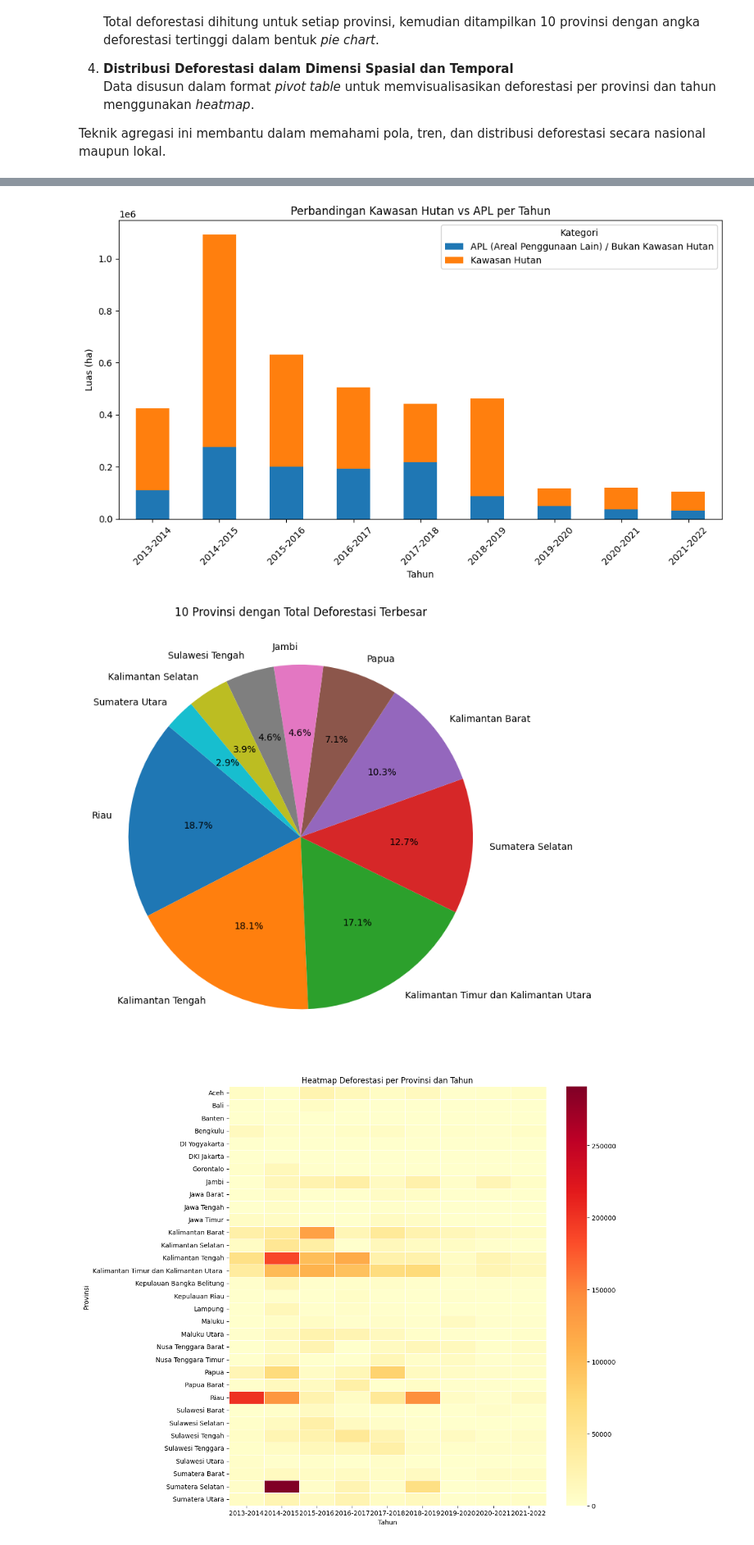
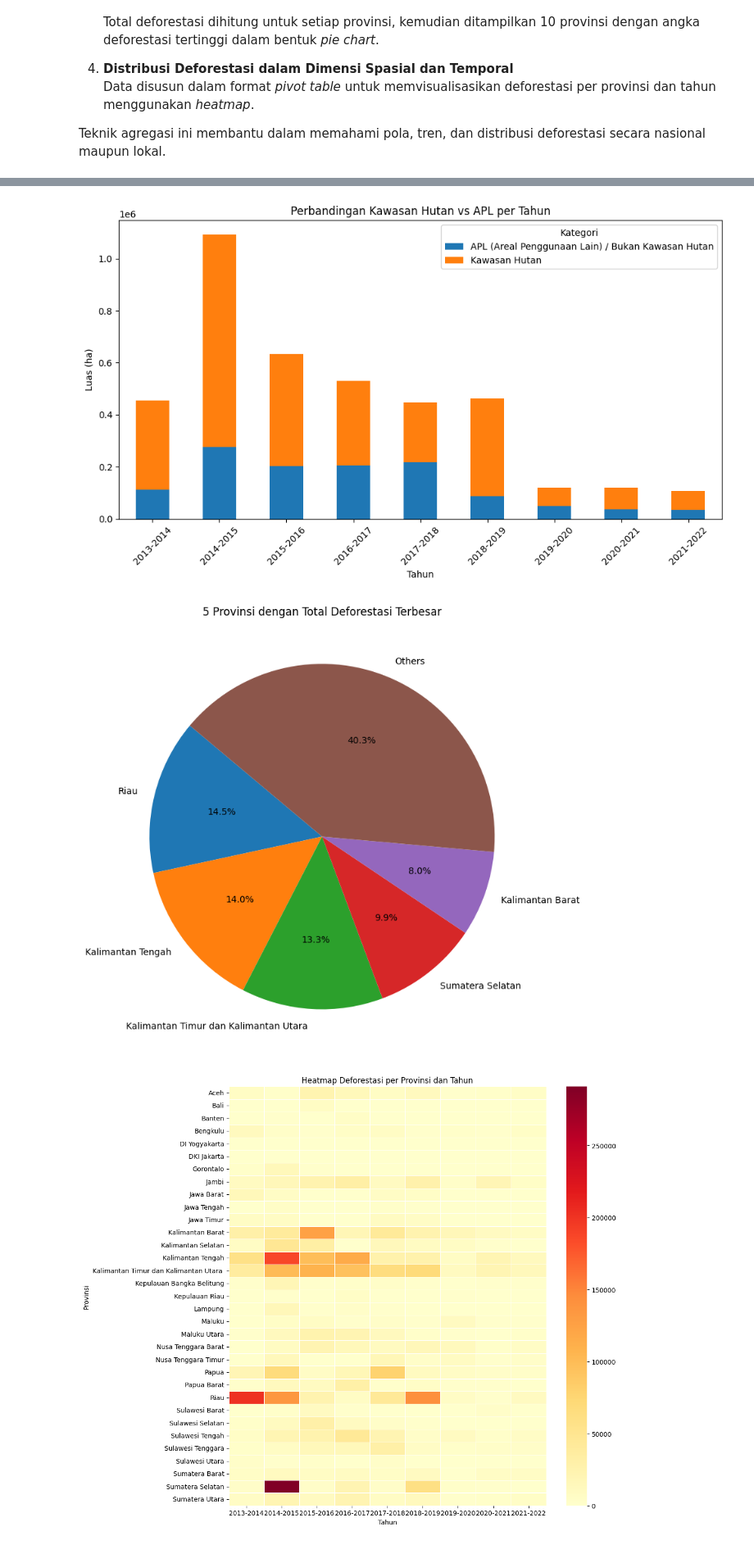
Before and after one commit to rezachairul/TubesVisdat2025, a Jupyter notebook: preprosesing_data_kelompok_9.ipynb, the cells around one changed output, grey strips where cells are left out. Shown: that part at 82% size. Drawn from its saved outputs; the diff is of its cells as text; code cells hidden in the pictures.

Commit message:
fix: perbaiki preprocessing deforestasi (nilai negatif & strip jadi valid)

```diff
--- a/preprosesing_data_kelompok_9.ipynb
+++ b/preprosesing_data_kelompok_9.ipynb
@@ -40,14 +40,16 @@ df_melted = data_rows.melt(id_vars="Provinsi", var_name="Tahun_Kategori", value_
 # Pisahkan menjadi dua kolom: Tahun dan Kategori
 df_melted[['Tahun', 'Kategori']] = df_melted['Tahun_Kategori'].str.split(' - ', expand=True)
 
-# Bersihkan nilai yang mengandung deskripsi panjang
-# Hanya simpan baris yang Nilainya tampak seperti angka atau angka dengan koma
-df_melted = df_melted[df_melted['Nilai'].str.contains(r'^\d+[\d,\.]*$', na=False)]
+# Ganti strip "-" yang berarti kosong dengan "0"
+df_melted['Nilai'] = df_melted['Nilai'].replace('-', '0')
 
-# Hapus koma, ubah ke float
+# Hapus koma dan ubah ke float
 df_melted['Nilai'] = df_melted['Nilai'].str.replace(',', '', regex=False).astype(float)
 
-# Hapus kolom gabungan
+# Ubah nilai negatif menjadi positif
+df_melted['Nilai'] = df_melted['Nilai'].abs()
+
+# Hapus/Drop kolom gabungan
 df_melted.drop(columns="Tahun_Kategori", inplace=True)
 
 # Simpan hasilnya ke file baru (opsional)
@@ -140,24 +142,31 @@ plt.legend(title="Kategori")
 plt.tight_layout()
 plt.show()
 # %% [output]
-[figure, old version]
+[figure, new version]
 # %%
 # 3. Perbandingan Kawasan Hutan vs APL per Tahun (Stacked Bar Chart)
 # Agregasi total deforestasi per provinsi
 top_deforestasi = df_deforestasi.groupby("Provinsi")["Nilai"].sum().sort_values(ascending=False)
 
-# Ambil 10 provinsi teratas
-top_10 = top_deforestasi.head(10)
+# Ambil 5 provinsi teratas
+top_5 = top_deforestasi.head(5)
+
+# Hitung sisa provinsi sebagai "Others"
+others = top_deforestasi.iloc[5:].sum()
+
+# Gabungkan top 5 dan Others
+top_5_with_others = top_5.copy()
+top_5_with_others["Others"] = others
 
 # Pie chart
 plt.figure(figsize=(8, 8))
-top_10.plot(kind="pie", autopct="%1.1f%%", startangle=140)
+top_5_with_others.plot(kind="pie", autopct="%1.1f%%", startangle=140)
 plt.ylabel("")
-plt.title("10 Provinsi dengan Total Deforestasi Terbesar")
+plt.title("5 Provinsi dengan Total Deforestasi Terbesar")
 plt.tight_layout()
 plt.show()
 # %% [output]
-[figure, old version]
+[figure, new version]
 # %%
 # 4. Heatmap Deforestasi per Provinsi dan Tahun
 # Agregasi
```
Also changed, not shown: parts of 2 cells of this notebook, 2 other files.
